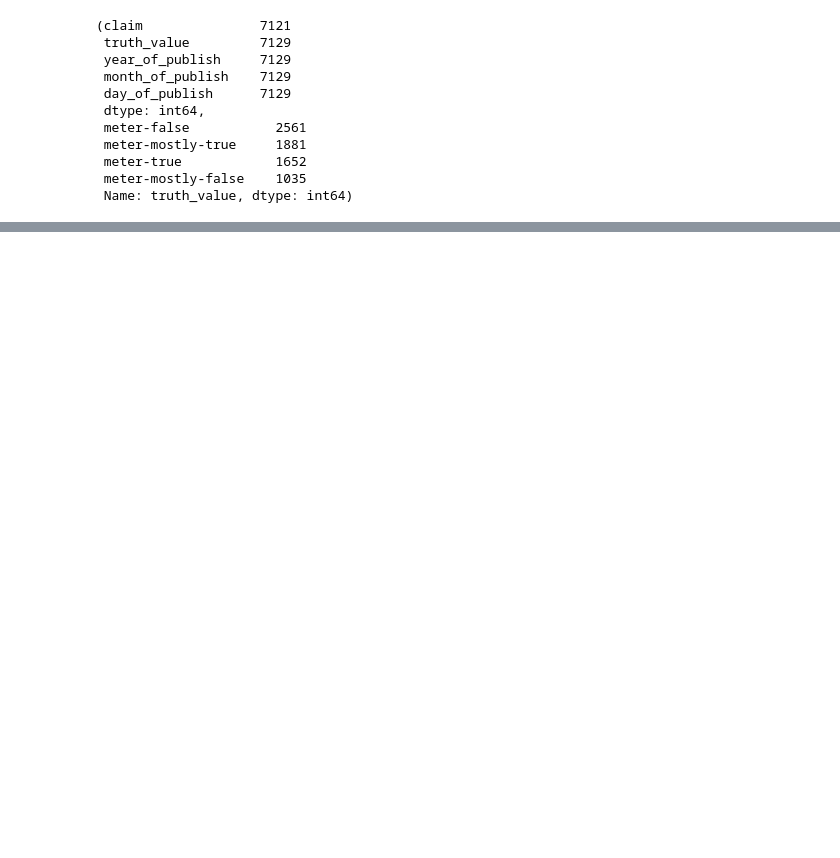
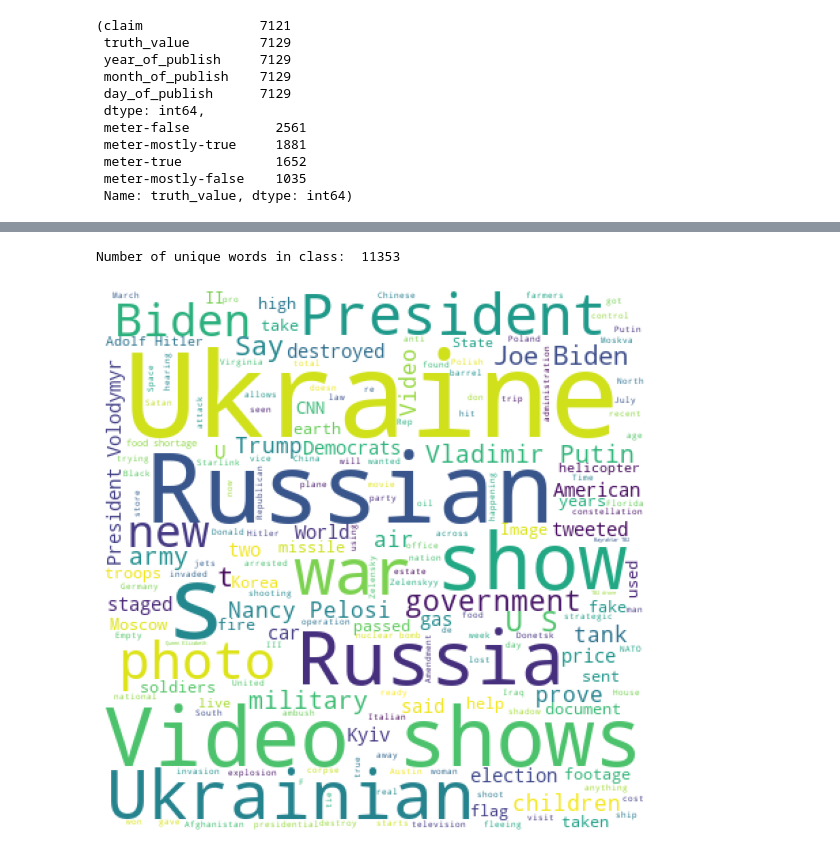
Before and after one commit to Karun842002/fyp-data-scraper, a Jupyter notebook: main.ipynb, the cells around one changed output, grey strips where cells are left out. Drawn from its saved outputs; the diff is of its cells as text; code cells hidden in the pictures; blank space fills up the shorter version.

```diff
--- a/main.ipynb
+++ b/main.ipynb
@@ -413,0 +486,5 @@ finaldf.to_csv('./final.csv')
+# %%
+print_df_details(ldf[ldf['truth_value'] == 'meter-false'])
+# %% [output]
+Number of unique words in class:  11353
+[figure, added]
```
Also changed, not shown: parts of 29 cells of this notebook.
